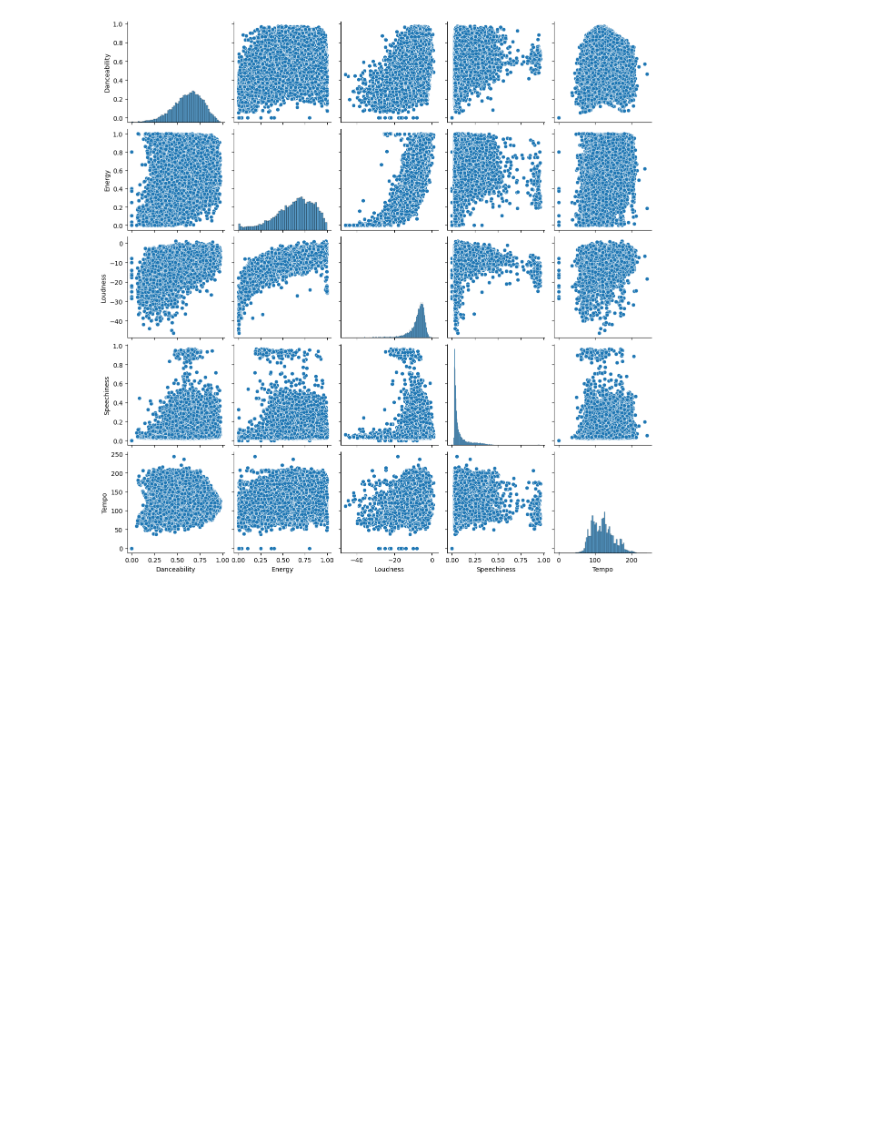
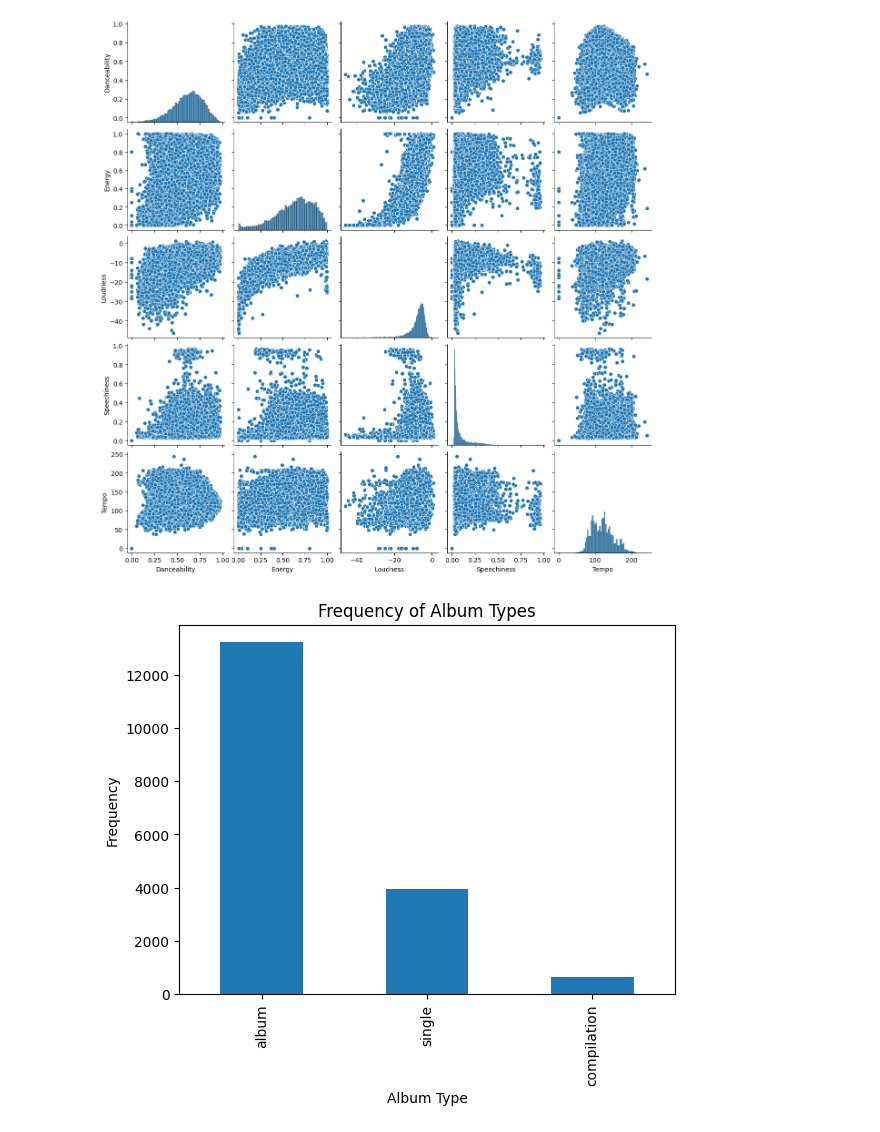
Before and after one commit to elondemi/DataVizualisation-Spotify-and-Youtube, a Jupyter notebook: src/detection.ipynb, the cells around one changed output. Drawn from its saved outputs; the diff is of its cells as text; code cells hidden in the pictures; blank space fills up the shorter version.

```diff
--- a/src/detection.ipynb
+++ b/src/detection.ipynb
@@ -60,3 +62,12 @@ sns.pairplot(df[['Danceability', 'Energy', 'Loudness', 'Speechiness', 'Tempo']])
 plt.show()
 # %% [output]
 [figure]
+# %%
+# Example bar plot for 'Album_type' (replace with your categorical columns)
+df['Album_type'].value_counts().plot(kind='bar')
+plt.xlabel('Album Type')
+plt.ylabel('Frequency')
+plt.title('Frequency of Album Types')
+plt.show()
+# %% [output]
+[figure, added]
```
Also changed, not shown: parts of 3 cells of this notebook.
